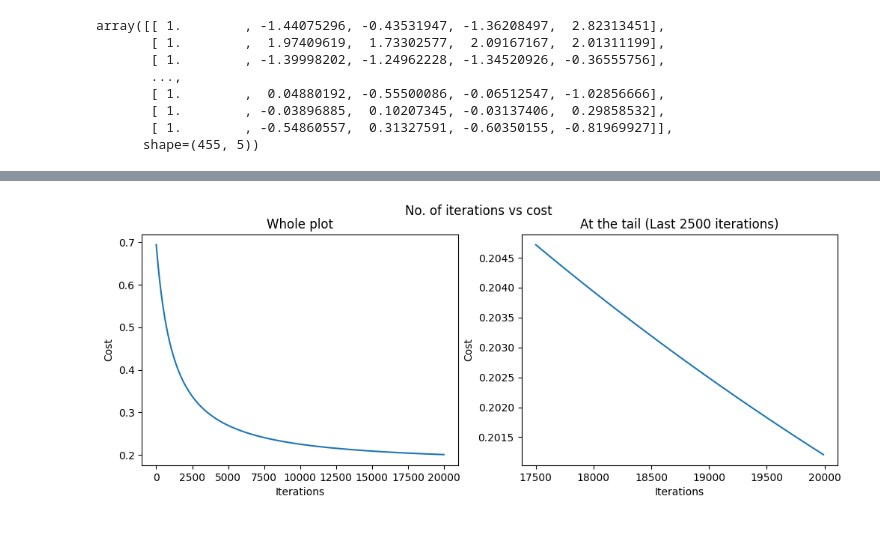
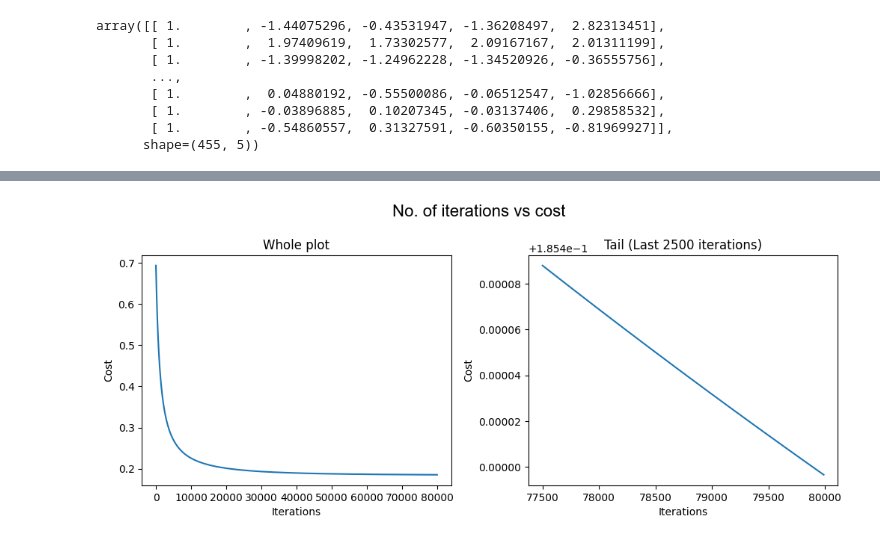
Before and after one commit to Sachet27/ML_Training, a Jupyter notebook: src/logistic_regression_test.ipynb, the cells around one changed output, grey strips where cells are left out. Cells and saved outputs as stored; diff of their text form; code cells hidden in the pictures.

```diff
--- a/src/logistic_regression_test.ipynb
+++ b/src/logistic_regression_test.ipynb
@@ -169,7 +169,7 @@ def gradient_descent(X_train, y_train, W_b_init, alpha, epochs):
 # %%
 #training the model
 W_b_init= np.zeros((1+ X_train.shape[1], 1))
-epochs= 60000
+epochs= 80000
 alpha= 0.001
 
 W_b, cost_hist= gradient_descent(X_norm, y_train, W_b_init, alpha, epochs)
@@ -257,20 +257,21 @@ F1 score according to test data:  92.13%
 # %%
 #plotting cost vs iterations
-fig, (ax0, ax1)= plt.subplots(1, 2, figsize= (12,4))
-fig.suptitle('No. of iterations vs cost')
+fig, (ax0, ax1)= plt.subplots(1, 2, figsize= (12,4), gridspec_kw={'wspace': 0.25})
+fig.suptitle('No. of iterations vs cost',  fontfamily= 'Arial', fontsize= 16, y= 1.05)
 
 iters= np.arange(0, epochs, 10)
 ax0.plot(iters, cost_hist)
 ax0.set_xlabel('Iterations')
 ax0.set_ylabel('Cost')
 ax0.set_title('Whole plot')
 
 scaled_start_range= int(epochs/10 - 250)
 
 ax1.plot(np.arange(scaled_start_range, len(cost_hist))* 10 , cost_hist[scaled_start_range:])
 ax1.set_xlabel('Iterations')
 ax1.set_ylabel('Cost')
-ax1.set_title('At the tail (Last 2500 iterations)')
+ax1.set_title('Tail (Last 2500 iterations)')
+
 plt.show()
 # %% [output]
-[figure, old version]
+[figure, new version]
```
Also changed, not shown: parts of 8 cells of this notebook.
